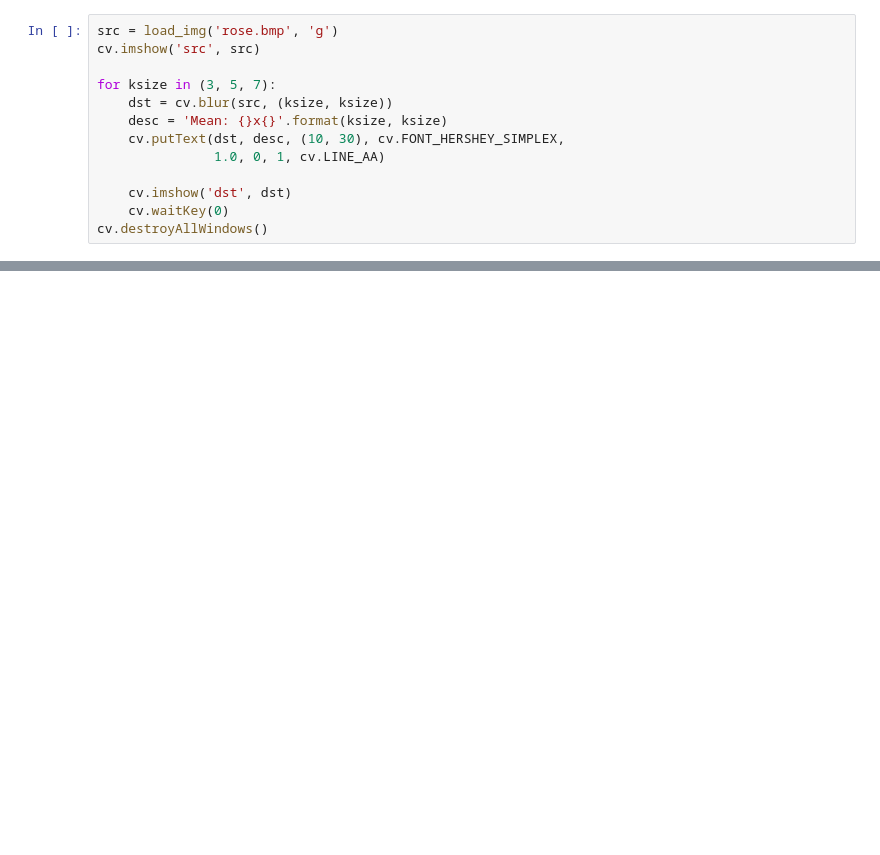
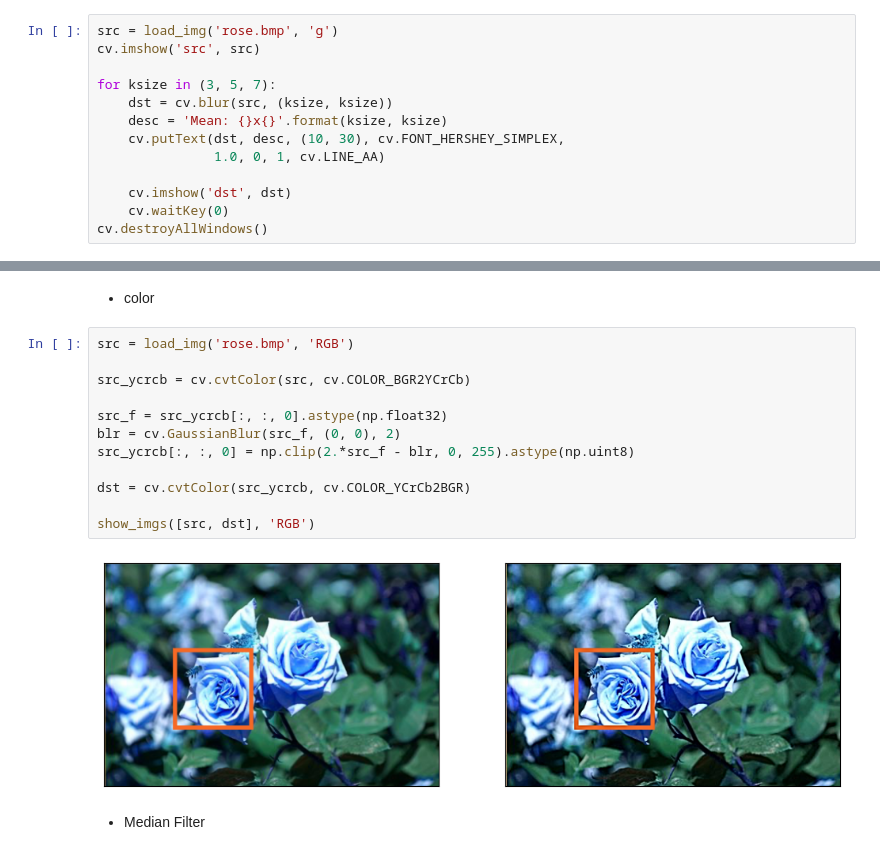
Before and after one commit to AI-sangbeom/Personal-Study, a Jupyter notebook: OpenCV/필터링.ipynb, the cells around one changed output, grey strips where cells are left out. Cells and saved outputs as stored; diff of their text form; blank space fills up the shorter version.

```diff
--- a/OpenCV/필터링.ipynb
+++ b/OpenCV/필터링.ipynb
@@ -56,0 +86,18 @@ cv.destroyAllWindows()
+# %% [markdown]
+- color
+# %%
+src = load_img('rose.bmp', 'RGB')
+
+src_ycrcb = cv.cvtColor(src, cv.COLOR_BGR2YCrCb)
+
+src_f = src_ycrcb[:, :, 0].astype(np.float32)
+blr = cv.GaussianBlur(src_f, (0, 0), 2)
+src_ycrcb[:, :, 0] = np.clip(2.*src_f - blr, 0, 255).astype(np.uint8)
+
+dst = cv.cvtColor(src_ycrcb, cv.COLOR_YCrCb2BGR)
+
+show_imgs([src, dst], 'RGB')
+# %% [output]
+[figure, added]
+# %% [markdown]
+- Median Filter
```
Also changed, not shown: parts of 12 cells of this notebook.
